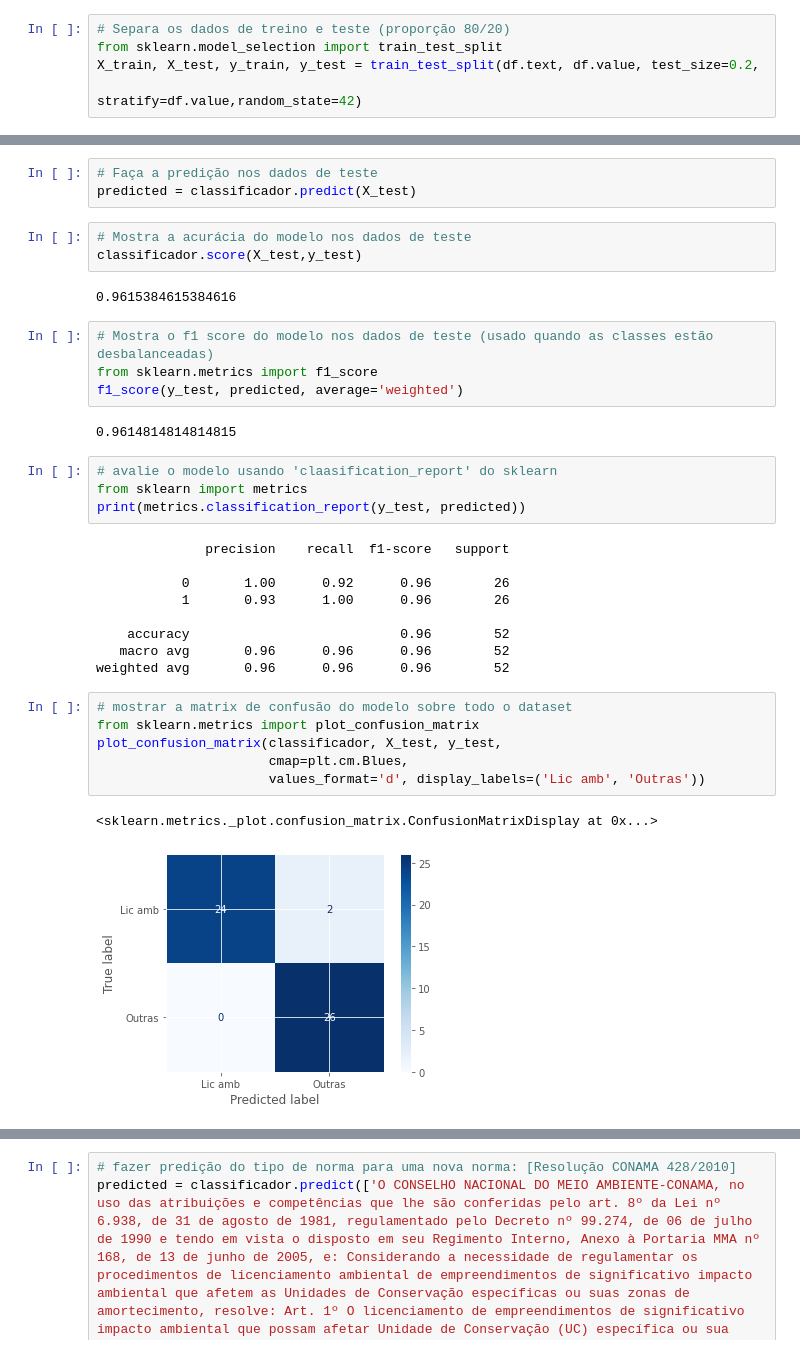
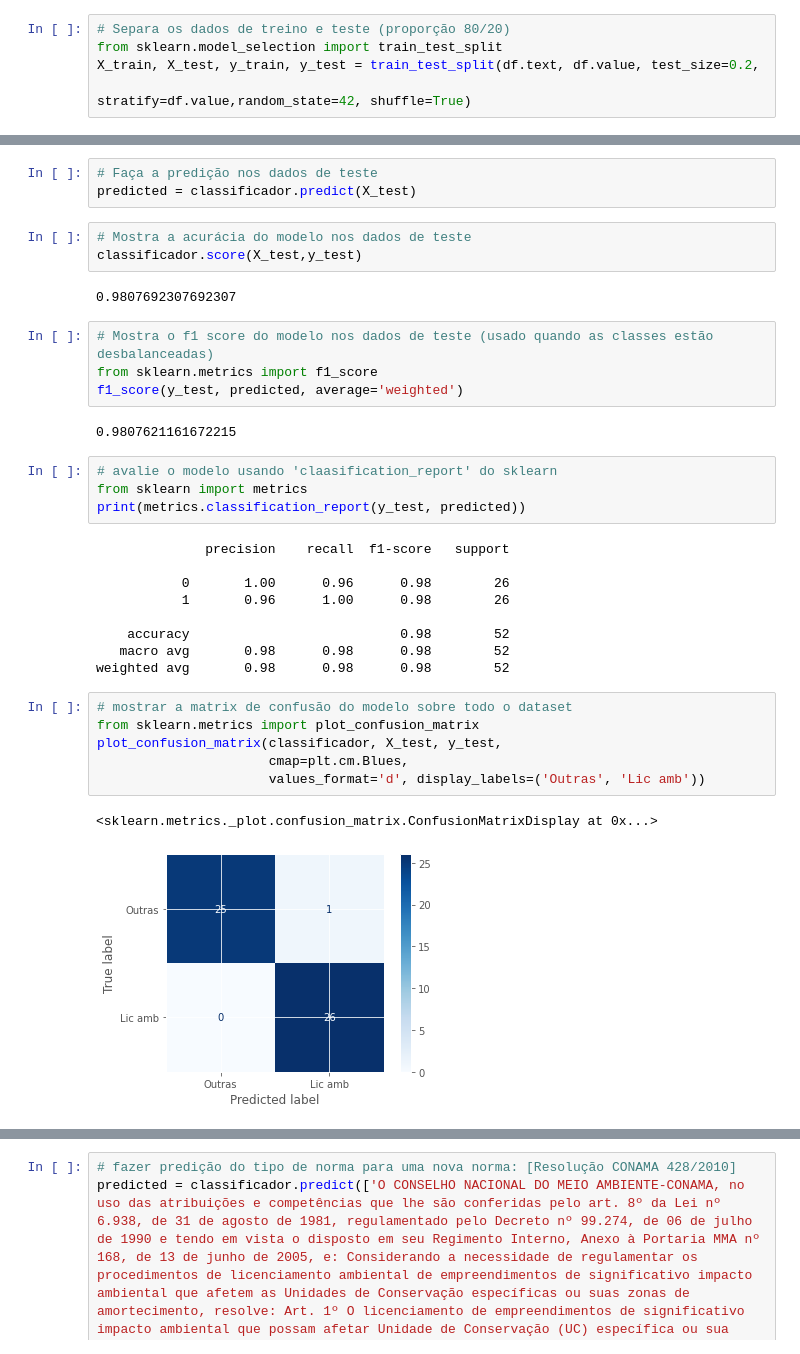
Before and after one commit to leoexcelsus/siglla_phase2, a Jupyter notebook: siglla.ipynb, the cells around one changed output, grey strips where cells are left out. Saved outputs shown, nothing was run; the diff lists cells and outputs as text.

```diff
--- a/siglla.ipynb
+++ b/siglla.ipynb
@@ -71,7 +79,7 @@ df.value.value_counts().plot(kind='bar')
 # Separa os dados de treino e teste (proporção 80/20)
 from sklearn.model_selection import train_test_split
 X_train, X_test, y_train, y_test = train_test_split(df.text, df.value, test_size=0.2,
-                                                    stratify=df.value,random_state=42)
+                                                    stratify=df.value,random_state=42, shuffle=True)
 # %%
 X_train[:10]
 # %% [output]
@@ -139,13 +147,13 @@ predicted = classificador.predict(X_test)
 # Mostra a acurácia do modelo nos dados de teste
 classificador.score(X_test,y_test)
 # %% [output]
-0.9615384615384616
+0.9807692307692307
 # %%
 # Mostra o f1 score do modelo nos dados de teste (usado quando as classes estão desbalanceadas)
 from sklearn.metrics import f1_score
 f1_score(y_test, predicted, average='weighted')
 # %% [output]
-0.9614814814814815
+0.9807621161672215
 # %%
 # avalie o modelo usando 'claasification_report' do sklearn
 from sklearn import metrics
@@ -153,21 +161,21 @@ print(metrics.classification_report(y_test, predicted))
 # %% [output]
               precision    recall  f1-score   support
 
-           0       1.00      0.92      0.96        26
-           1       0.93      1.00      0.96        26
+           0       1.00      0.96      0.98        26
+           1       0.96      1.00      0.98        26
 
-    accuracy                           0.96        52
-   macro avg       0.96      0.96      0.96        52
-weighted avg       0.96      0.96      0.96        52
+    accuracy                           0.98        52
+   macro avg       0.98      0.98      0.98        52
+weighted avg       0.98      0.98      0.98        52
 # %%
 # mostrar a matrix de confusão do modelo sobre todo o dataset
 from sklearn.metrics import plot_confusion_matrix
 plot_confusion_matrix(classificador, X_test, y_test,
                       cmap=plt.cm.Blues,
-                      values_format='d', display_labels=('Lic amb', 'Outras'))
+                      values_format='d', display_labels=('Outras', 'Lic amb'))
 # %% [output]
 <sklearn.metrics._plot.confusion_matrix.ConfusionMatrixDisplay at 0x...>
-[figure, old version]
+[figure, new version]
 # %%
 # Descobrir quais leis
 predicted = classificador.predict(X_test)
```
Also changed, not shown: parts of 35 cells of this notebook.
